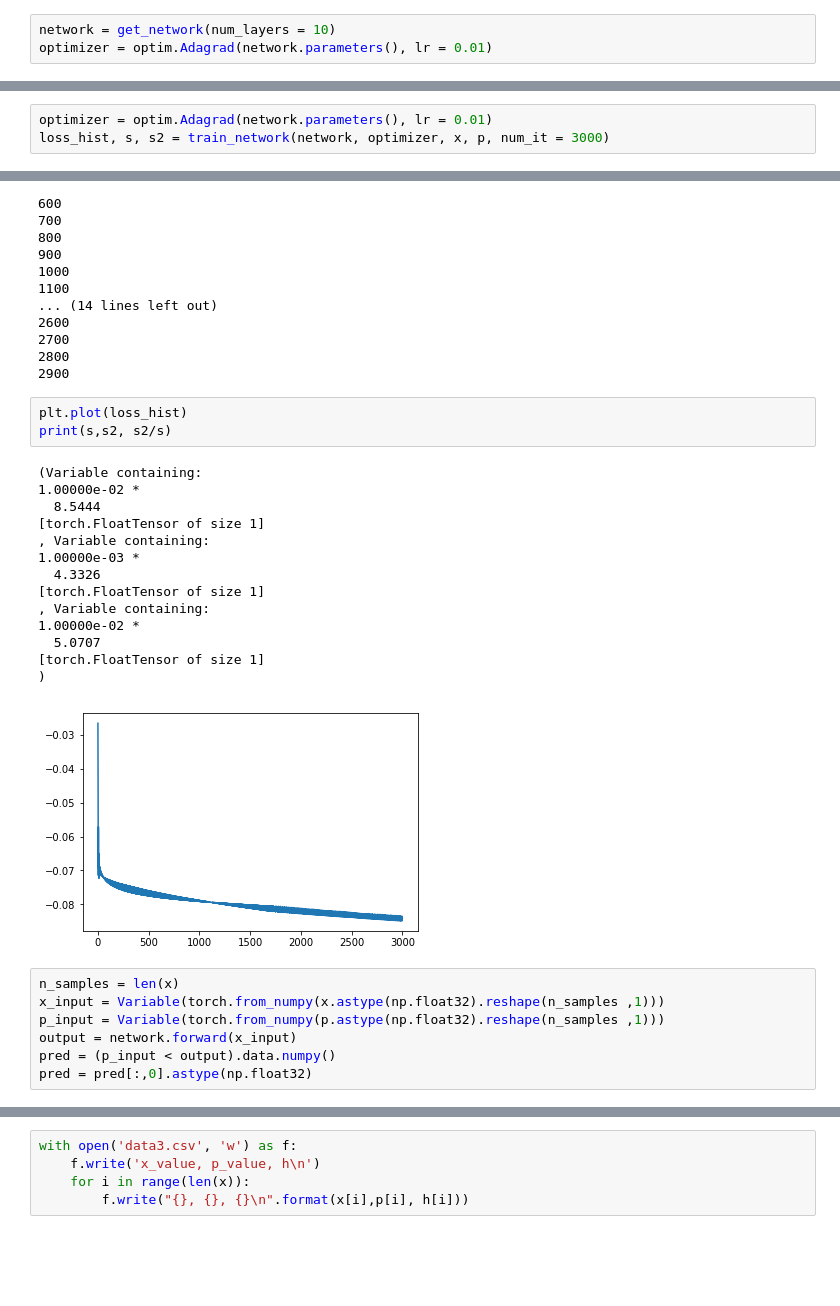
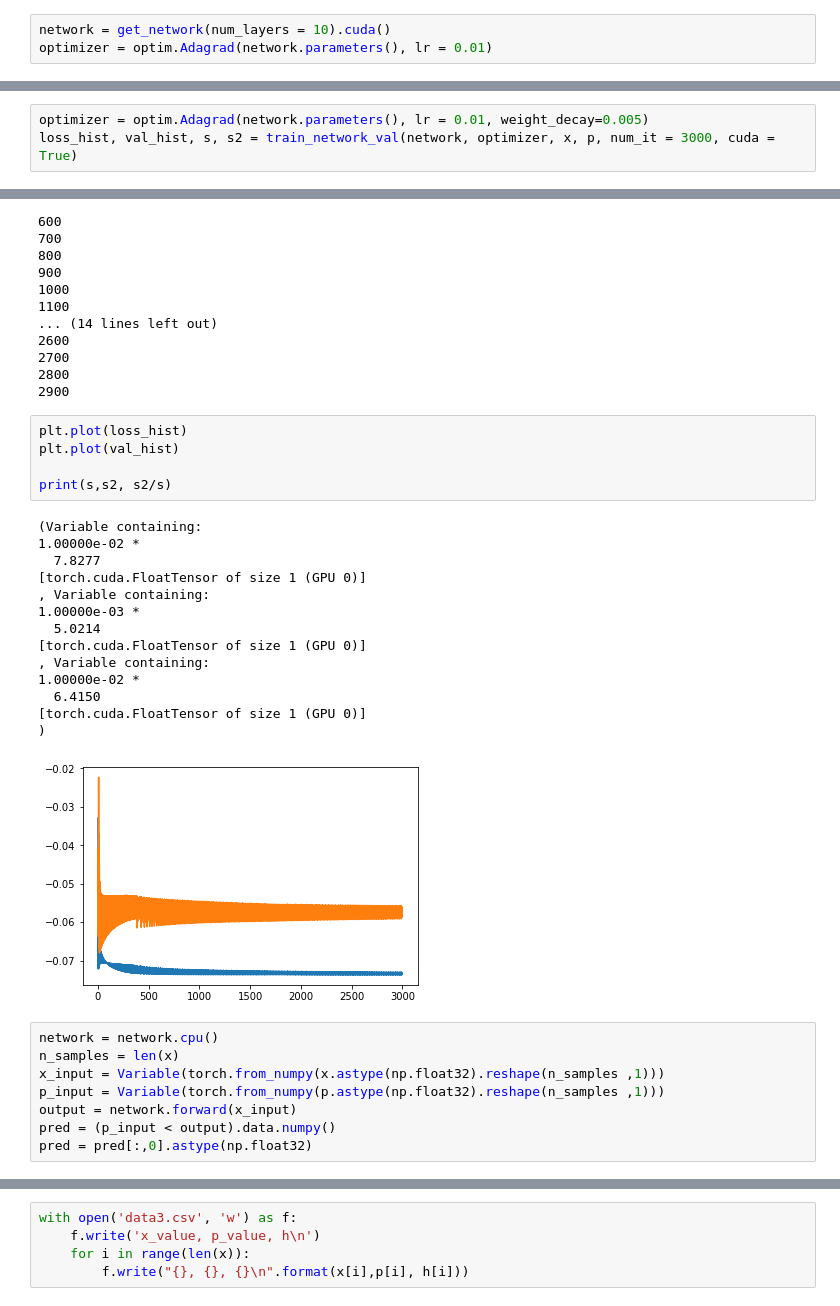
Before and after one commit to fxia22/NeuralFDR, a Jupyter notebook: 1d_experiments4.ipynb, the cells around one changed output, grey strips where cells are left out. Cells and saved outputs as stored; diff of their text form; blank space fills up the shorter version.

```diff
--- a/1d_experiments4.ipynb
+++ b/1d_experiments4.ipynb
@@ -49,5 +46,5 @@ plt.scatter(x, p_target)
 # %%
-network = get_network(num_layers = 10)
+network = get_network(num_layers = 10).cuda()
 optimizer = optim.Adagrad(network.parameters(), lr = 0.01)
 # %%
 print(BH(p))
@@ -80,6 +77,6 @@ plt.plot(np.log(loss_hist))
 # %%
-optimizer = optim.Adagrad(network.parameters(), lr = 0.01)
-loss_hist, s, s2 = train_network(network, optimizer, x, p, num_it = 3000)
+optimizer = optim.Adagrad(network.parameters(), lr = 0.01, weight_decay=0.005)
+loss_hist, val_hist, s, s2 = train_network_val(network, optimizer, x, p, num_it = 3000, cuda = True)
 # %% [output]
 0
 100
@@ -100,23 +97,26 @@ loss_hist, s, s2 = train_network(network, optimizer, x, p, num_it = 3000)
 2900
 # %%
 plt.plot(loss_hist)
+plt.plot(val_hist)
+
 print(s,s2, s2/s)
 # %% [output]
 (Variable containing:
 1.00000e-02 *
-  8.5444
-[torch.FloatTensor of size 1]
+  7.8277
+[torch.cuda.FloatTensor of size 1 (GPU 0)]
 , Variable containing:
 1.00000e-03 *
-  4.3326
-[torch.FloatTensor of size 1]
+  5.0214
+[torch.cuda.FloatTensor of size 1 (GPU 0)]
 , Variable containing:
 1.00000e-02 *
-  5.0707
-[torch.FloatTensor of size 1]
+  6.4150
+[torch.cuda.FloatTensor of size 1 (GPU 0)]
 )
-[figure, old version]
+[figure, new version]
 # %%
+network = network.cpu()
 n_samples = len(x)
 x_input = Variable(torch.from_numpy(x.astype(np.float32).reshape(n_samples ,1)))
 p_input = Variable(torch.from_numpy(p.astype(np.float32).reshape(n_samples ,1)))
```
Also changed, not shown: parts of 9 cells of this notebook, 4 other files.
